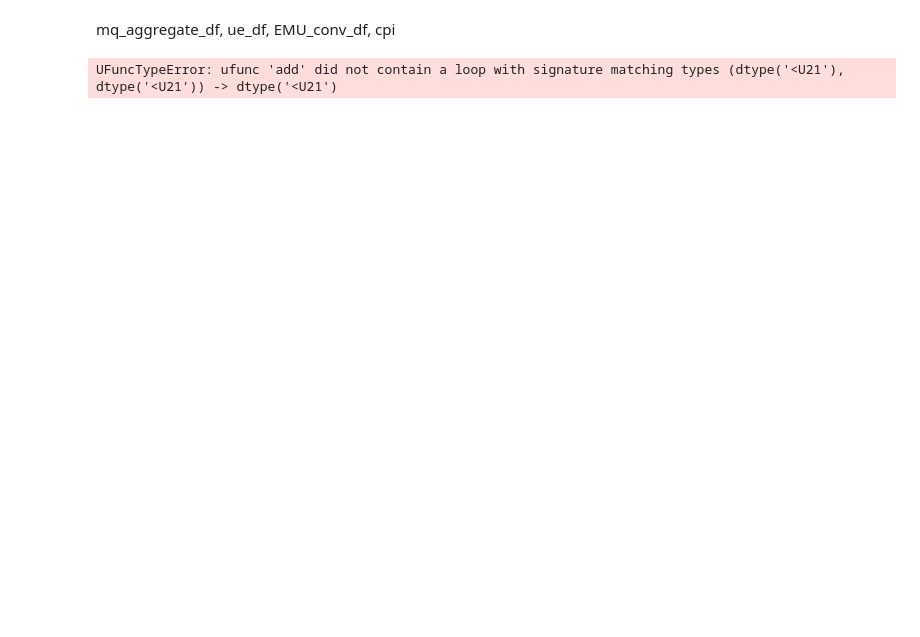
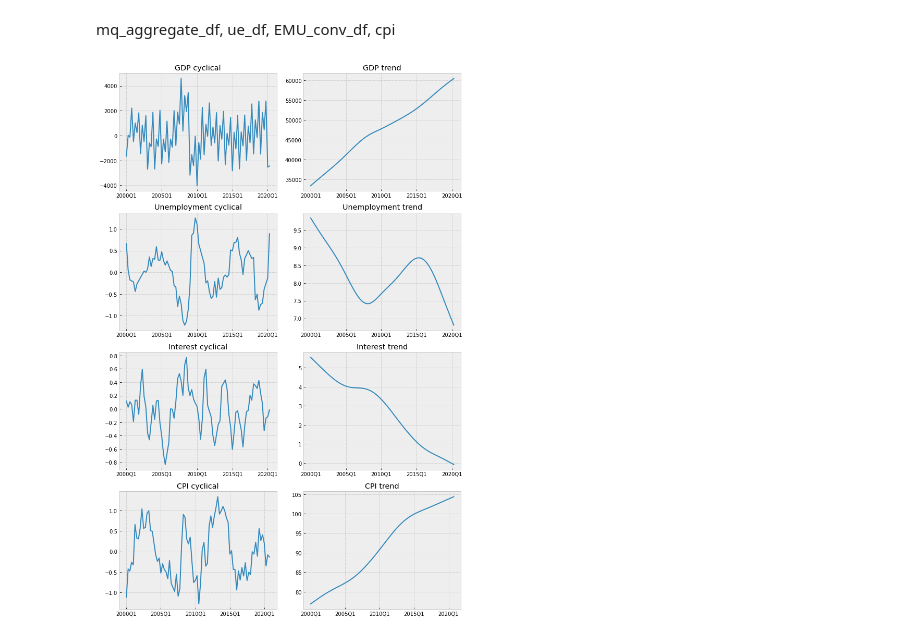
Before and after one commit to SanteriVtj/inflation-and-unemployment-lr, a Jupyter notebook: nb.ipynb, the cells around one changed output. Drawn from its saved outputs; the diff is of its cells as text; code cells hidden in the pictures; blank space fills up the shorter version.

```diff
--- a/nb.ipynb
+++ b/nb.ipynb
@@ -95,7 +100,41 @@ fig.tight_layout()
 # %% [markdown]
 mq_aggregate_df, ue_df, EMU_conv_df, cpi
-# %%
-# mq_aggregate_df, ue_df, EMU_conv_df, cpi
-c_gdp, t_gdp = sm.tsa.filters.hpfilter(gdp.iloc[0], 1600)
-# %% [output]
-UFuncTypeError: ufunc 'add' did not contain a loop with signature matching types (dtype('<U21'), dtype('<U21')) -> dtype('<U21')
+# %%
+c_gdp, t_gdp = sm.tsa.filters.hpfilter(gdp.iloc[0], 1600)
+c_ue_df, t_ue_df = sm.tsa.filters.hpfilter(ue_df.iloc[0], 1600)
+c_EMU_conv_df, t_EMU_conv_df = sm.tsa.filters.hpfilter(EMU_conv_df.iloc[0], 1600)
+c_cpi, t_cpi = sm.tsa.filters.hpfilter(cpi.iloc[0], 1600)
+# %%
+fig, axs = plt.subplots(4,2, figsize=(10,15))
+
+axs[0,0].plot(gdp.columns, c_gdp)
+axs[0,0].set_xticks([i for e, i in enumerate(gdp.columns) if e % 20 == 0])
+axs[0,1].plot(gdp.columns, t_gdp)
+axs[0,1].set_xticks([i for e, i in enumerate(gdp.columns) if e % 20 == 0])
+axs[0,0].set_title('GDP cyclical')
+axs[0,1].set_title('GDP trend')
+
+axs[1,0].plot(ue_df.columns, c_ue_df)
+axs[1,0].set_xticks([i for e, i in enumerate(ue_df.columns) if e % 20 == 0])
+axs[1,1].plot(ue_df.columns, t_ue_df)
+axs[1,1].set_xticks([i for e, i in enumerate(ue_df.columns) if e % 20 == 0])
+axs[1,0].set_title('Unemployment cyclical')
+axs[1,1].set_title('Unemployment trend')
+
+axs[2,0].plot(EMU_conv_df.columns, c_EMU_conv_df)
+axs[2,0].set_xticks([i for e, i in enumerate(EMU_conv_df.columns) if e % 20 == 0])
+axs[2,1].plot(EMU_conv_df.columns, t_EMU_conv_df)
+axs[2,1].set_xticks([i for e, i in enumerate(EMU_conv_df.columns) if e % 20 == 0])
+axs[2,0].set_title('Interest cyclical')
+axs[2,1].set_title('Interest trend')
+
+axs[3,0].plot(cpi.columns, c_cpi)
+axs[3,0].set_xticks([i for e, i in enumerate(cpi.columns) if e % 20 == 0])
+axs[3,1].plot(cpi.columns, t_cpi)
+axs[3,1].set_xticks([i for e, i in enumerate(cpi.columns) if e % 20 == 0])
+axs[3,0].set_title('CPI cyclical')
+axs[3,1].set_title('CPI trend')
+
+fig.tight_layout()
+# %% [output]
+[figure, added]
```
Also changed, not shown: parts of 4 cells of this notebook.
